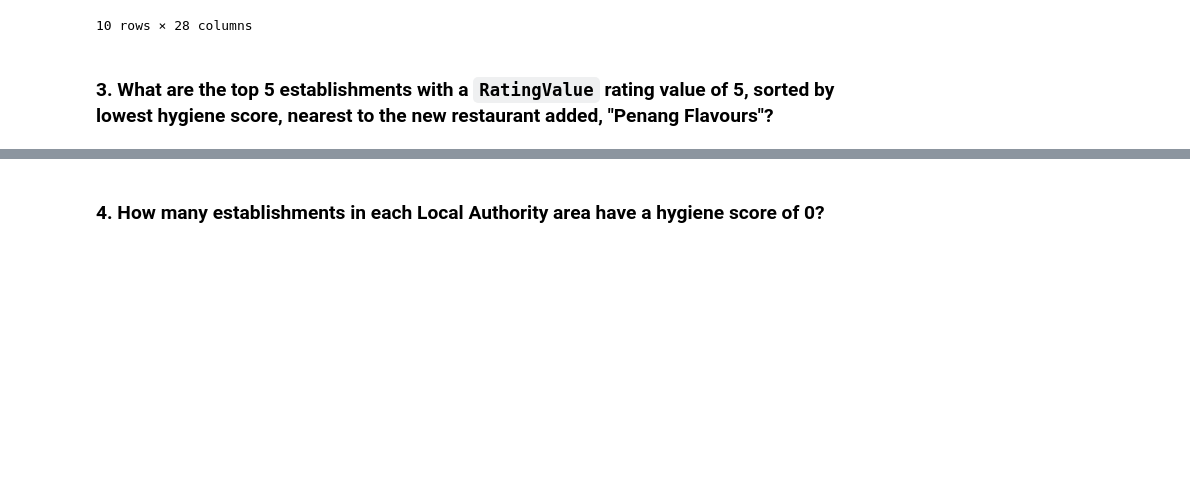
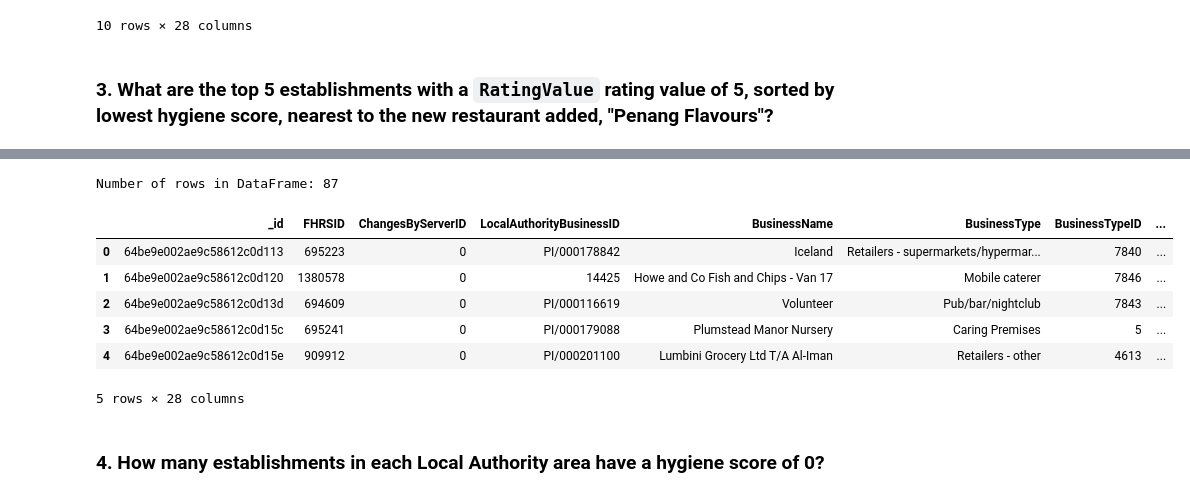
Before and after one commit to VickyL86/NoSQL_Challenge_VL, a Jupyter notebook: NoSQL_analysis_starter.ipynb, the cells around one changed output, grey strips where cells are left out. Drawn from its saved outputs; the diff is of its cells as text; code cells hidden in the pictures; blank space fills up the shorter version.

Commit message:
Added long/lat radius search from Penang Flavours to the dataframe - rating=5 sorted by the hygiene score

```diff
--- a/NoSQL_analysis_starter.ipynb
+++ b/NoSQL_analysis_starter.ipynb
@@ -171,10 +190,23 @@ Number of rows in DataFrame: 33
 # Sort by hygiene score
 
 degree_search = 0.01
-latitude =
-longitude =
 
-query =
-sort =
+# Get latitude and longitude for 'Penang Flavours'
+penang_data = db.establishments.find_one({"BusinessName": "Penang Flavours"})
+latitude = penang_data['geocode']['latitude']
+longitude = penang_data['geocode']['longitude']
+
+query = {
+    'geocode.latitude': {'$gte': latitude - degree_search, '$lte': latitude + degree_search},
+    'geocode.longitude': {'$gte': longitude - degree_search, '$lte': longitude + degree_search},
+    'RatingValue': 5
+}
+
+
+sort =  [("scores.Hygiene", 1)]
+
+
 
 # Print the results
+results = list(db.establishments.find(query).sort(sort))
+pprint(results)
@@ -181,5 +231,18 @@ sort =
 # %%
 # Convert result to Pandas DataFrame
+result_df = pd.DataFrame(results)
+# Display the number of rows in the DataFrame
+print("Number of rows in DataFrame:",len(result_df))
+result_df.head()
+# %% [output]
+Number of rows in DataFrame: 87
+|  | _id | FHRSID | ChangesByServerID | LocalAuthorityBusinessID | BusinessName | BusinessType | BusinessTypeID | ... |
+| 0 | 64be9e002ae9c58612c0d113 | 695223 | 0 | PI/000178842 | Iceland | Retailers - supermarkets/hypermar... | 7840 | ... |
+| 1 | 64be9e002ae9c58612c0d120 | 1380578 | 0 | 14425 | Howe and Co Fish and Chips - Van 17 | Mobile caterer | 7846 | ... |
+| 2 | 64be9e002ae9c58612c0d13d | 694609 | 0 | PI/000116619 | Volunteer | Pub/bar/nightclub | 7843 | ... |
+| 3 | 64be9e002ae9c58612c0d15c | 695241 | 0 | PI/000179088 | Plumstead Manor Nursery | Caring Premises | 5 | ... |
+| 4 | 64be9e002ae9c58612c0d15e | 909912 | 0 | PI/000201100 | Lumbini Grocery Ltd T/A Al-Iman | Retailers - other | 4613 | ... |
+5 rows × 28 columns
 # %% [markdown]
 ### 4. How many establishments in each Local Authority area have a hygiene score of 0?
 # %%
```
Also changed, not shown: parts of 5 cells of this notebook, 2 other files.
